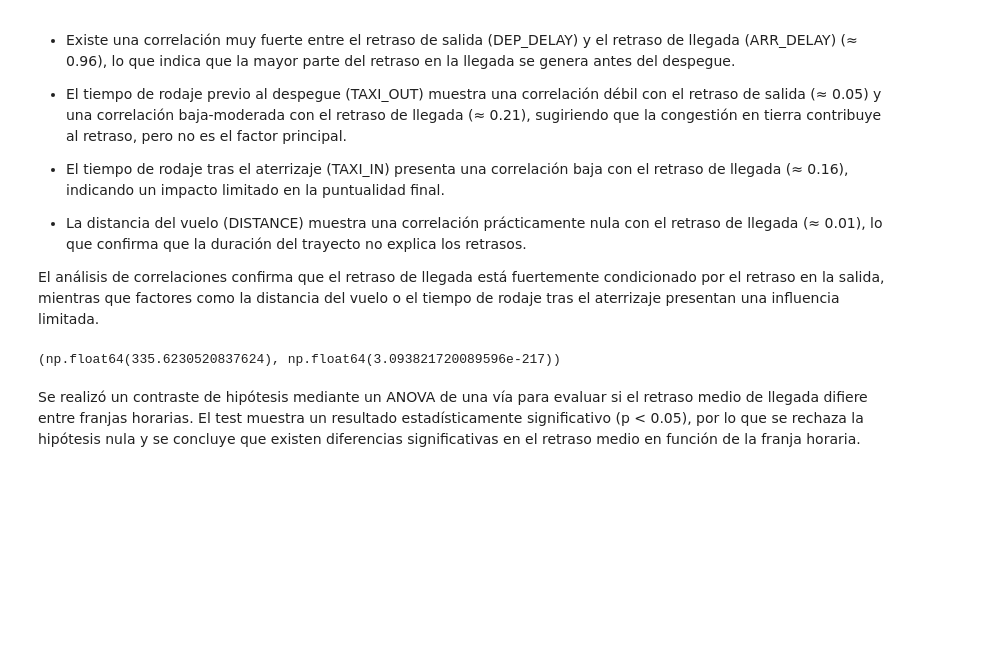
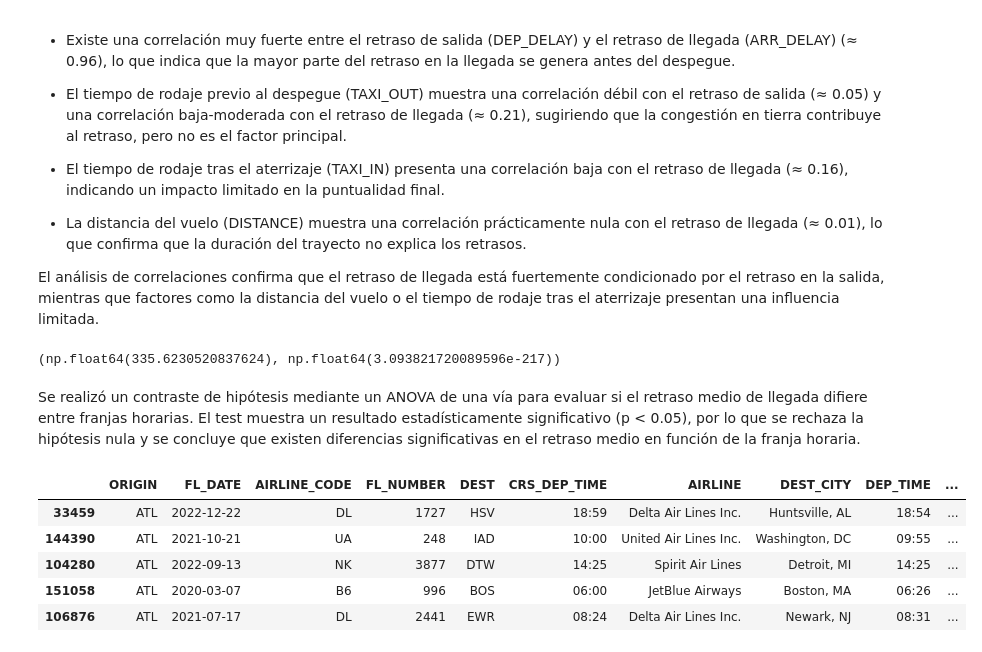
Before and after one commit to beabanegas/PROYECTO_FINAL, a Jupyter notebook: 3.1_Vuelos_Union_Análisis.ipynb, the cells around one changed output. Drawn from its saved outputs; the diff is of its cells as text; code cells hidden in the pictures; blank space fills up the shorter version.

```diff
--- a/3.1_Vuelos_Union_Análisis.ipynb
+++ b/3.1_Vuelos_Union_Análisis.ipynb
@@ -645,3 +645,12 @@ f_stat, p_value
 (np.float64(335.6230520837624), np.float64(3.093821720089596e-217))
 # %% [markdown]
 Se realizó un contraste de hipótesis mediante un ANOVA de una vía para evaluar si el retraso medio de llegada difiere entre franjas horarias. El test muestra un resultado estadísticamente significativo (p < 0.05), por lo que se rechaza la hipótesis nula y se concluye que existen diferencias significativas en el retraso medio en función de la franja horaria.
+# %%
+df_final.sample(5)
+# %% [output]
+|  | ORIGIN | FL_DATE | AIRLINE_CODE | FL_NUMBER | DEST | CRS_DEP_TIME | AIRLINE | DEST_CITY | DEP_TIME | ... |
+| 33459 | ATL | 2022-12-22 | DL | 1727 | HSV | 18:59 | Delta Air Lines Inc. | Huntsville, AL | 18:54 | ... |
+| 144390 | ATL | 2021-10-21 | UA | 248 | IAD | 10:00 | United Air Lines Inc. | Washington, DC | 09:55 | ... |
+| 104280 | ATL | 2022-09-13 | NK | 3877 | DTW | 14:25 | Spirit Air Lines | Detroit, MI | 14:25 | ... |
+| 151058 | ATL | 2020-03-07 | B6 | 996 | BOS | 06:00 | JetBlue Airways | Boston, MA | 06:26 | ... |
+| 106876 | ATL | 2021-07-17 | DL | 2441 | EWR | 08:24 | Delta Air Lines Inc. | Newark, NJ | 08:31 | ... |
```
Also changed, not shown: parts of 6 cells of this notebook, 5 other files.
